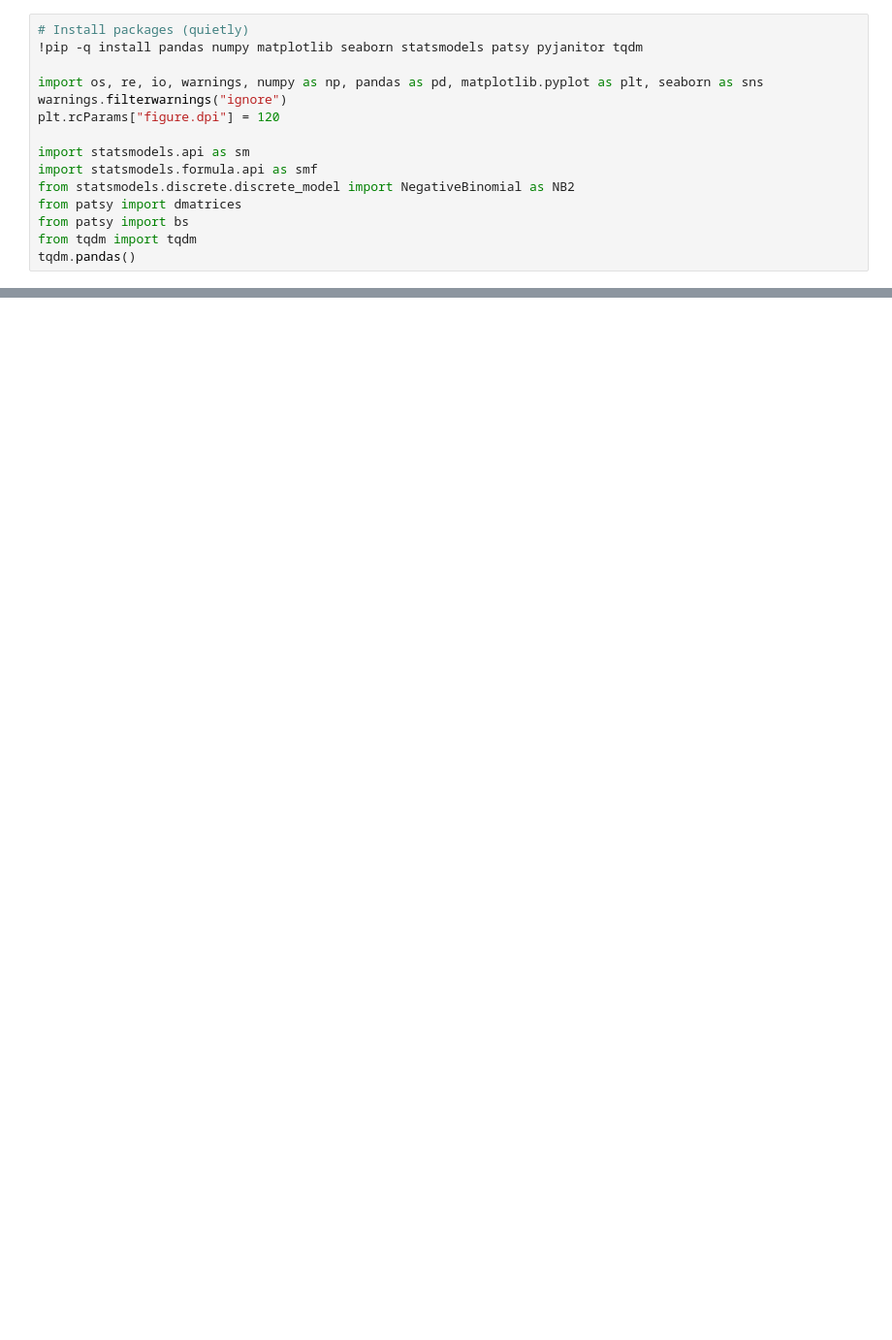
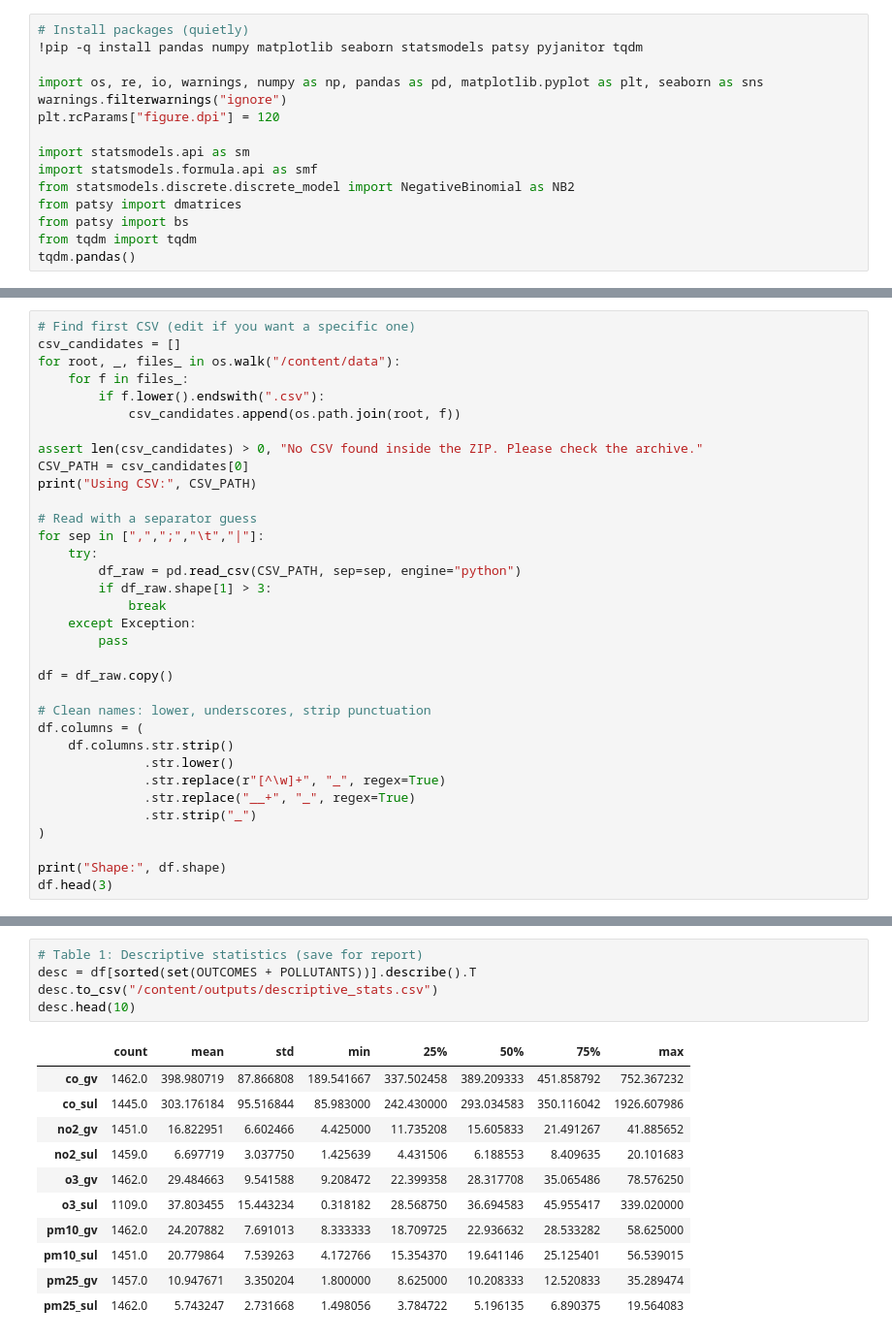
Before and after one commit to nileshpeddapally/portfolio, a Jupyter notebook: courses/udacity_intro_to_tensorflow_for_deep_learning/l01c01_introduction_to_colab_and_python.ipynb, the cells around one changed output, grey strips where cells are left out. Shown: that part at 97% size. Cells and saved outputs as stored; diff of their text form; blank space fills up the shorter version.

```diff
--- a/courses/udacity_intro_to_tensorflow_for_deep_learning/l01c01_introduction_to_colab_and_python.ipynb
+++ b/courses/udacity_intro_to_tensorflow_for_deep_learning/l01c01_introduction_to_colab_and_python.ipynb
@@ -15,0 +40,34 @@ tqdm.pandas()
+# %%
+# Find first CSV (edit if you want a specific one)
+csv_candidates = []
+for root, _, files_ in os.walk("/content/data"):
+    for f in files_:
+        if f.lower().endswith(".csv"):
+            csv_candidates.append(os.path.join(root, f))
+
+assert len(csv_candidates) > 0, "No CSV found inside the ZIP. Please check the archive."
+CSV_PATH = csv_candidates[0]
+print("Using CSV:", CSV_PATH)
+
+# Read with a separator guess
+for sep in [",",";","\t","|"]:
+    try:
+        df_raw = pd.read_csv(CSV_PATH, sep=sep, engine="python")
+        if df_raw.shape[1] > 3:
+            break
+    except Exception:
+        pass
+
+df = df_raw.copy()
+
+# Clean names: lower, underscores, strip punctuation
+df.columns = (
+    df.columns.str.strip()
+              .str.lower()
+              .str.replace(r"[^\w]+", "_", regex=True)
+              .str.replace("__+", "_", regex=True)
+              .str.strip("_")
+)
+
+print("Shape:", df.shape)
+df.head(3)
@@ -15,0 +145,17 @@ tqdm.pandas()
+# %%
+# Table 1: Descriptive statistics (save for report)
+desc = df[sorted(set(OUTCOMES + POLLUTANTS))].describe().T
+desc.to_csv("/content/outputs/descriptive_stats.csv")
+desc.head(10)
+# %% [output]
+|  | count | mean | std | min | 25% | 50% | 75% | max |
+| co_gv | 1462.0 | 398.980719 | 87.866808 | 189.541667 | 337.502458 | 389.209333 | 451.858792 | 752.367232 |
+| co_sul | 1445.0 | 303.176184 | 95.516844 | 85.983000 | 242.430000 | 293.034583 | 350.116042 | 1926.607986 |
+| no2_gv | 1451.0 | 16.822951 | 6.602466 | 4.425000 | 11.735208 | 15.605833 | 21.491267 | 41.885652 |
+| no2_sul | 1459.0 | 6.697719 | 3.037750 | 1.425639 | 4.431506 | 6.188553 | 8.409635 | 20.101683 |
+| o3_gv | 1462.0 | 29.484663 | 9.541588 | 9.208472 | 22.399358 | 28.317708 | 35.065486 | 78.576250 |
+| o3_sul | 1109.0 | 37.803455 | 15.443234 | 0.318182 | 28.568750 | 36.694583 | 45.955417 | 339.020000 |
+| pm10_gv | 1462.0 | 24.207882 | 7.691013 | 8.333333 | 18.709725 | 22.936632 | 28.533282 | 58.625000 |
+| pm10_sul | 1451.0 | 20.779864 | 7.539263 | 4.172766 | 15.354370 | 19.641146 | 25.125401 | 56.539015 |
+| pm25_gv | 1457.0 | 10.947671 | 3.350204 | 1.800000 | 8.625000 | 10.208333 | 12.520833 | 35.289474 |
+| pm25_sul | 1462.0 | 5.743247 | 2.731668 | 1.498056 | 3.784722 | 5.196135 | 6.890375 | 19.564083 |
```
Also changed, not shown: parts of 5 cells of this notebook.
